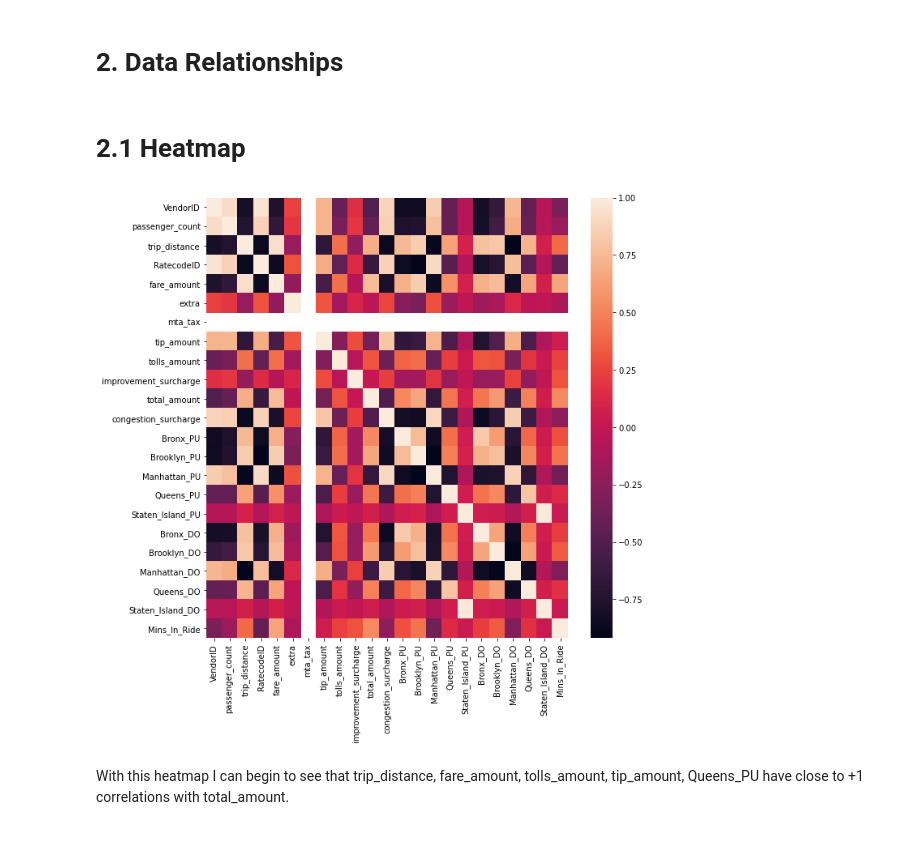
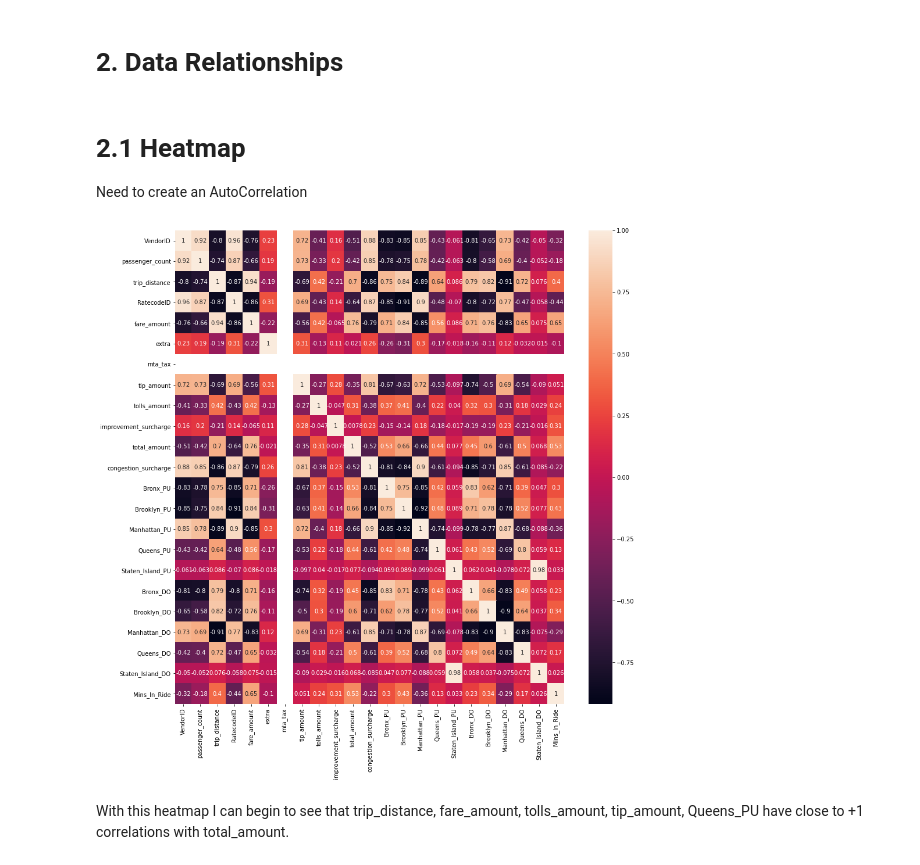
Before and after one commit to loalberto/Springboard-DataScienceCapstone2, a Jupyter notebook: Capstone2_Exploratory_Data_Analysis.ipynb, the cells around one changed output. Saved outputs shown, nothing was run; the diff lists cells and outputs as text; code cells hidden in the pictures.

```diff
--- a/Capstone2_Exploratory_Data_Analysis.ipynb
+++ b/Capstone2_Exploratory_Data_Analysis.ipynb
@@ -124,13 +124,15 @@ plt.show()
 # 2. Data Relationships <a id='2_Data_Relationships'></a>
 # %% [markdown]
 # 2.1 Heatmap<a id='2.1_Heatmap'></a>
+
+Need to create an AutoCorrelation
 # %%
-plt.figure(figsize = (10, 10))
-sns.heatmap(df.corr())
+plt.figure(figsize = (15, 15))
+sns.heatmap(df.corr(), annot=True)
 plt.yticks(rotation=0)
 plt.show()
 # %% [output]
-[figure, old version]
+[figure, new version]
 # %% [markdown]
 With this heatmap I can begin to see that trip_distance, fare_amount, tolls_amount, tip_amount, Queens_PU have close to +1 correlations with total_amount.
 # %% [markdown]
```
Also changed, not shown: parts of 5 cells of this notebook, 2 other files.
